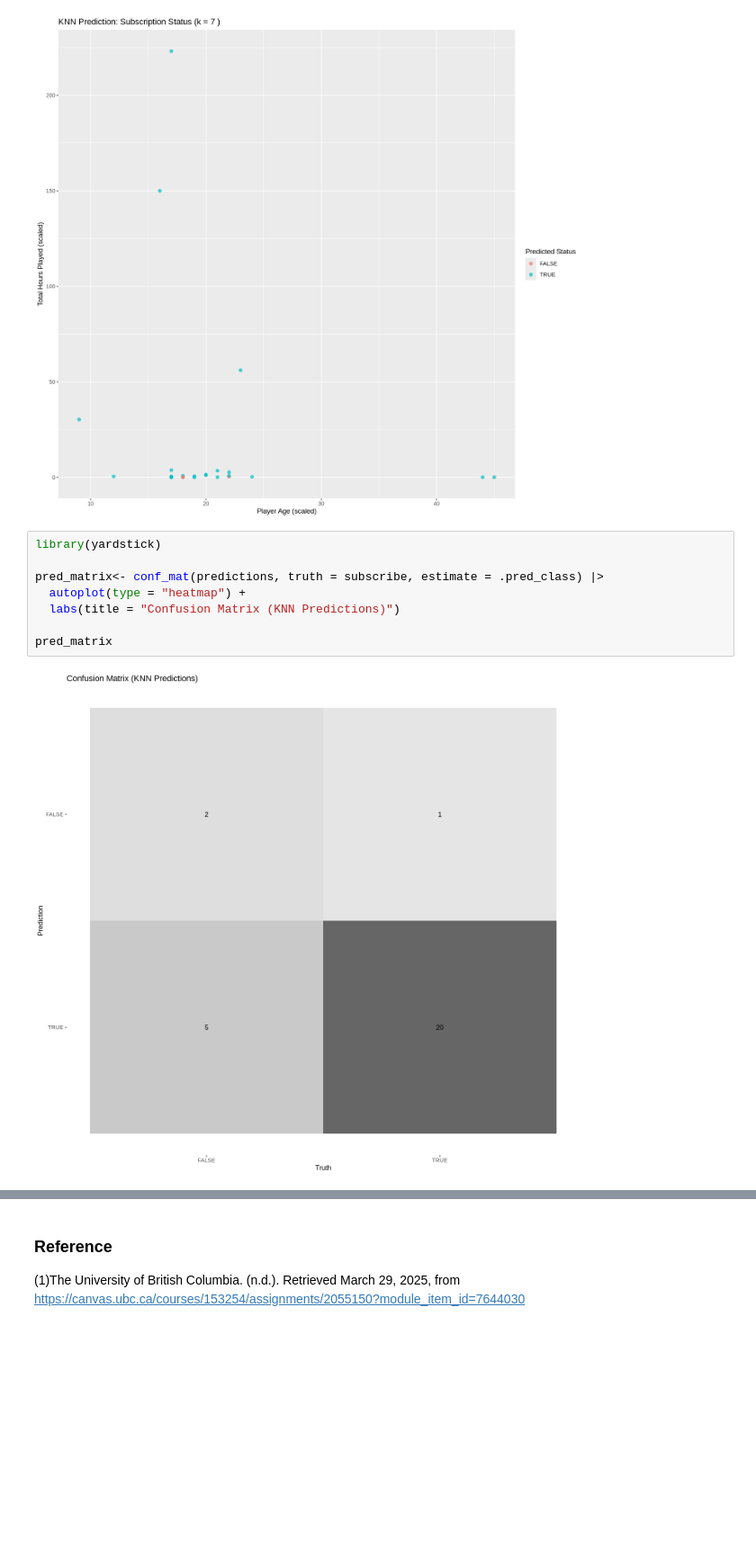
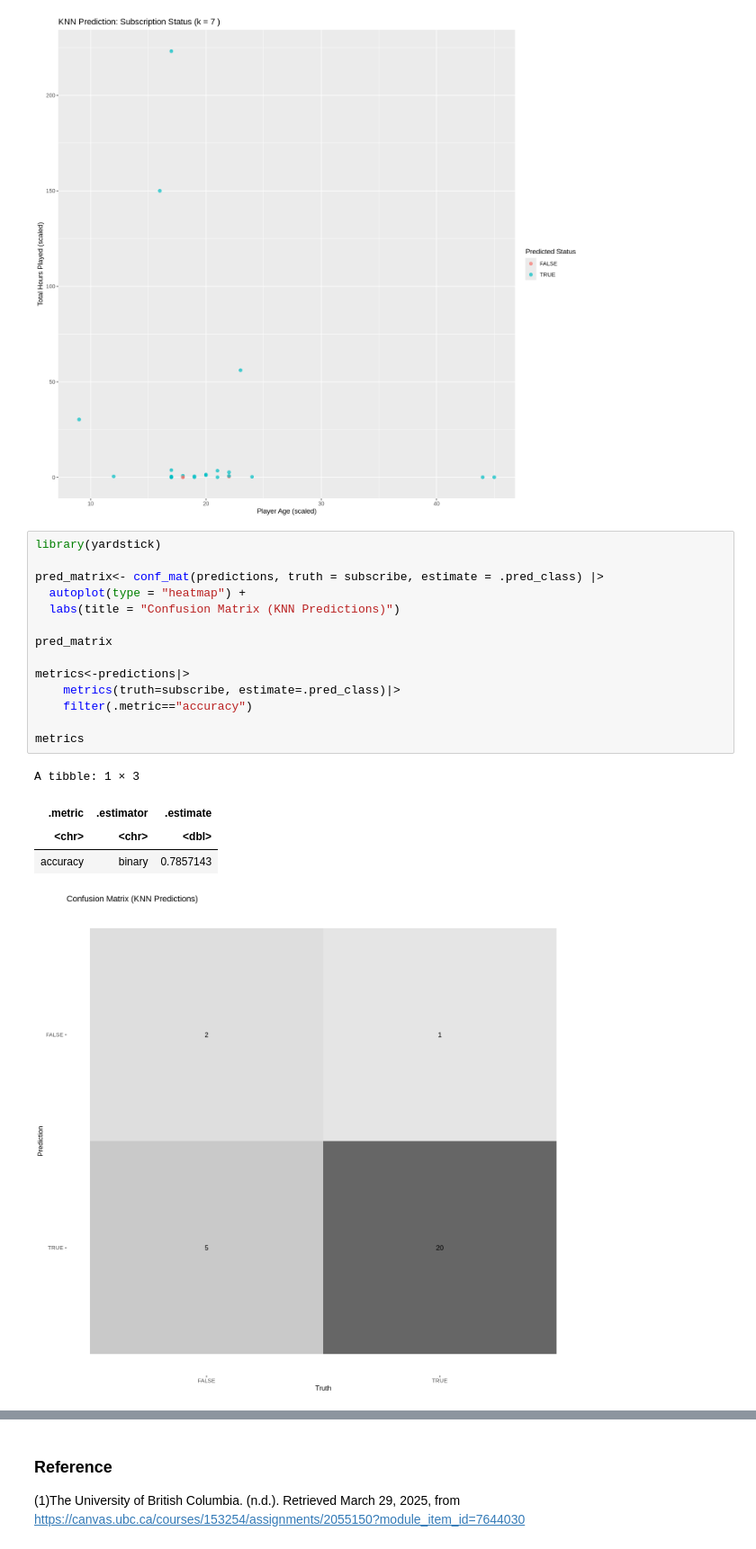
Before and after one commit to lucy-diaz/DSCIprojectgroup34, a Jupyter notebook: group_34_project.ipynb, the cells around one changed output, grey strips where cells are left out. Shown at 90% size. Drawn from its saved outputs; the diff is of its cells as text; blank space fills up the shorter version.

```diff
--- a/group_34_project.ipynb
+++ b/group_34_project.ipynb
@@ -238,12 +220,22 @@ A tibble: 28 × 4
 # %%
 library(yardstick)
 
 pred_matrix<- conf_mat(predictions, truth = subscribe, estimate = .pred_class) |>
   autoplot(type = "heatmap") +
   labs(title = "Confusion Matrix (KNN Predictions)")
 
 pred_matrix
+
+metrics<-predictions|>
+    metrics(truth=subscribe, estimate=.pred_class)|>
+    filter(.metric=="accuracy")
+
+metrics
 # %% [output]
+A tibble: 1 × 3
+| .metric | .estimator | .estimate |
+| <chr> | <chr> | <dbl> |
+| accuracy | binary | 0.7857143 |
 [figure]
 # %% [markdown]
 ## Discussion
```
Also changed, not shown: parts of 3 cells of this notebook.
